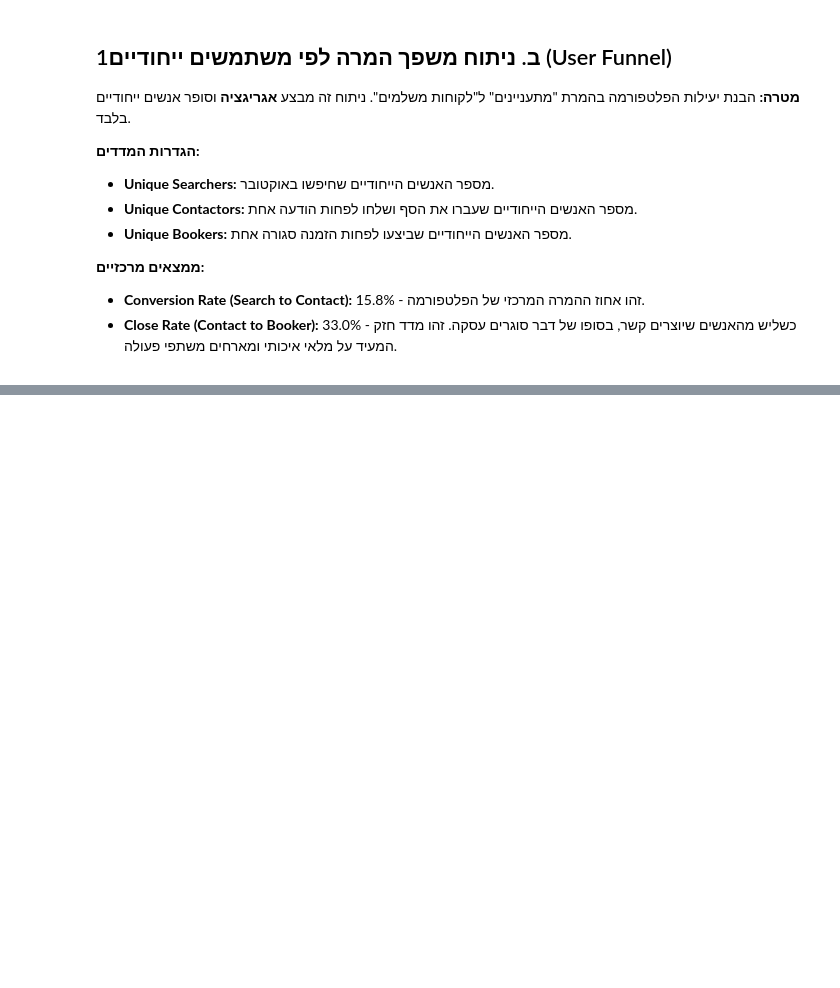
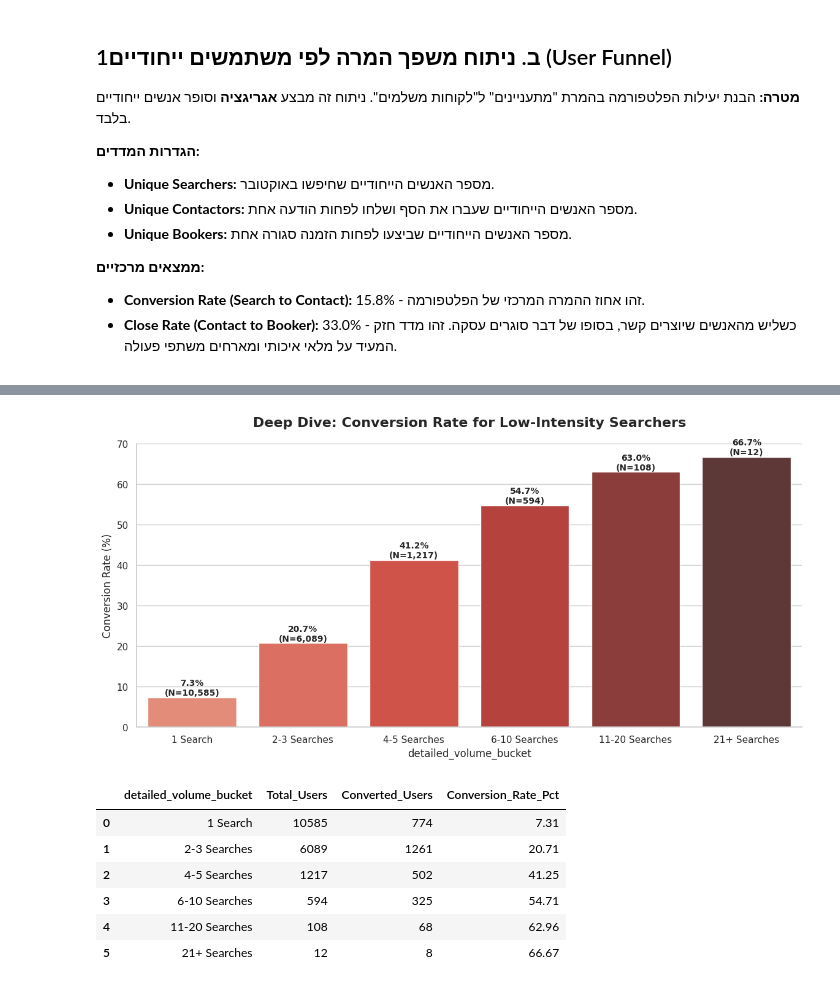
Before and after one commit to nemiys/Project-3---Airbnb-Dublin-, a Jupyter notebook: AirbnbDablin.ipynb, the cells around one changed output, grey strips where cells are left out. Saved outputs shown, nothing was run; the diff lists cells and outputs as text; code cells hidden in the pictures; blank space fills up the shorter version.

```diff
--- a/AirbnbDablin.ipynb
+++ b/AirbnbDablin.ipynb
@@ -821,0 +871,41 @@ Passing `palette` without assigning `hue` is deprecated and will be removed in v
+# %%
+# 1. חלוקה מחודשת עם דגש על הקבוצה הקטנה
+user_search_counts['detailed_volume_bucket'] = pd.cut(
+    user_search_counts['total_searches'],
+    bins=[0, 1, 3, 5, 10, 20, 1000],
+    labels=['1 Search', '2-3 Searches', '4-5 Searches', '6-10 Searches', '11-20 Searches', '21+ Searches']
+)
+
+# 2. אגרגציה לפי הבאקטים החדשים
+detailed_summary = user_search_counts.groupby('detailed_volume_bucket', observed=True).agg(
+    Total_Users=('id_user', 'count'),
+    Converted_Users=('is_converted', 'sum'),
+    Conversion_Rate_Pct=('is_converted', lambda x: x.mean() * 100)
+).reset_index()
+
+# 3. ויזואליזציה של הפירוט
+plt.figure(figsize=(14, 6))
+ax = sns.barplot(data=detailed_summary, x='detailed_volume_bucket', y='Conversion_Rate_Pct', palette='Reds_d', hue='detailed_volume_bucket', legend=False)
+
+plt.title('Deep Dive: Conversion Rate for Low-Intensity Searchers', fontsize=16, fontweight='bold', pad=20)
+plt.ylabel('Conversion Rate (%)', fontsize=12)
+
+# הוספת תוויות מעל הברים (כולל כמות המשתמשים כדי לראות את ה-Volume)
+for i, row in detailed_summary.iterrows():
+    plt.text(i, row['Conversion_Rate_Pct'] + 0.5,
+             f"{row['Conversion_Rate_Pct']:.1f}%\n(N={int(row['Total_Users']):,})",
+             ha='center', fontweight='bold', fontsize=10)
+
+sns.despine()
+plt.show()
+
+display(detailed_summary.round(2))
+# %% [output]
+[figure, added]
+|  | detailed_volume_bucket | Total_Users | Converted_Users | Conversion_Rate_Pct |
+| 0 | 1 Search | 10585 | 774 | 7.31 |
+| 1 | 2-3 Searches | 6089 | 1261 | 20.71 |
+| 2 | 4-5 Searches | 1217 | 502 | 41.25 |
+| 3 | 6-10 Searches | 594 | 325 | 54.71 |
+| 4 | 11-20 Searches | 108 | 68 | 62.96 |
+| 5 | 21+ Searches | 12 | 8 | 66.67 |
```
Also changed, not shown: parts of 62 cells of this notebook.
